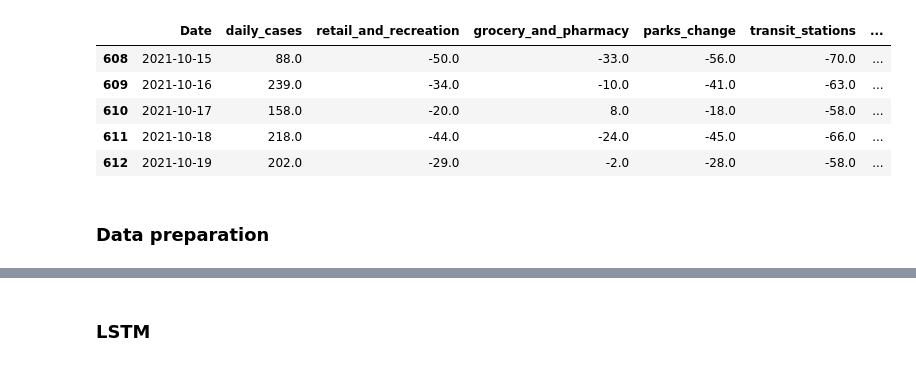
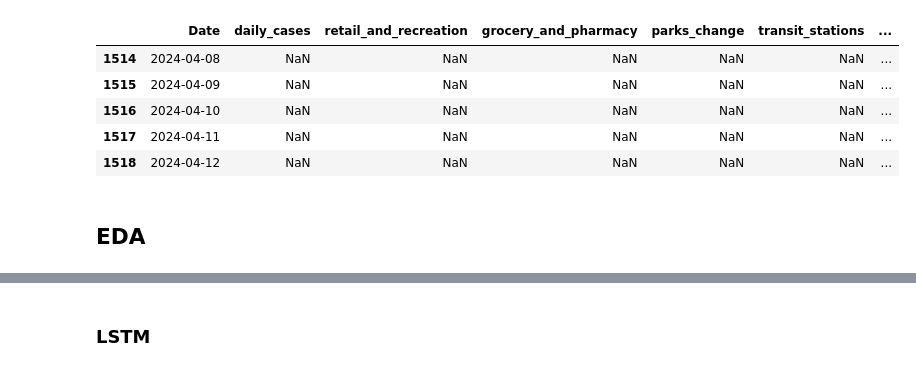
Before and after one commit to NguyenDucAnforwork/applied_statistics_prj, a Jupyter notebook: model/model.ipynb, the cells around one changed output, grey strips where cells are left out. Saved outputs shown, nothing was run; the diff lists cells and outputs as text; code cells hidden in the pictures.

```diff
--- a/model/model.ipynb
+++ b/model/model.ipynb
@@ -93,13 +63,13 @@ from statsmodels.tsa.arima.model import ARIMA
 # %%
 df = pd.read_csv("./data/hanoi_data.csv", parse_dates=['Date'], dayfirst=True)
-df = df[(df['Date'] >= '2021-04-5') & (df['Date'] <= '2021-10-19')]
+# df = df[(df['Date'] >= '2021-04-5') & (df['Date'] <= '2021-10-19')]
 df.tail(5)
 # %% [output]
 |  | Date | daily_cases | retail_and_recreation | grocery_and_pharmacy | parks_change | transit_stations | ... |
-| 608 | 2021-10-15 | 88.0 | -50.0 | -33.0 | -56.0 | -70.0 | ... |
-| 609 | 2021-10-16 | 239.0 | -34.0 | -10.0 | -41.0 | -63.0 | ... |
-| 610 | 2021-10-17 | 158.0 | -20.0 | 8.0 | -18.0 | -58.0 | ... |
-| 611 | 2021-10-18 | 218.0 | -44.0 | -24.0 | -45.0 | -66.0 | ... |
-| 612 | 2021-10-19 | 202.0 | -29.0 | -2.0 | -28.0 | -58.0 | ... |
+| 1514 | 2024-04-08 | NaN | NaN | NaN | NaN | NaN | ... |
+| 1515 | 2024-04-09 | NaN | NaN | NaN | NaN | NaN | ... |
+| 1516 | 2024-04-10 | NaN | NaN | NaN | NaN | NaN | ... |
+| 1517 | 2024-04-11 | NaN | NaN | NaN | NaN | NaN | ... |
+| 1518 | 2024-04-12 | NaN | NaN | NaN | NaN | NaN | ... |
-# %% [markdown]
-### Data preparation
+# %% [markdown]
+## EDA
```
Also changed, not shown: parts of 36 cells of this notebook, 7 other files.
